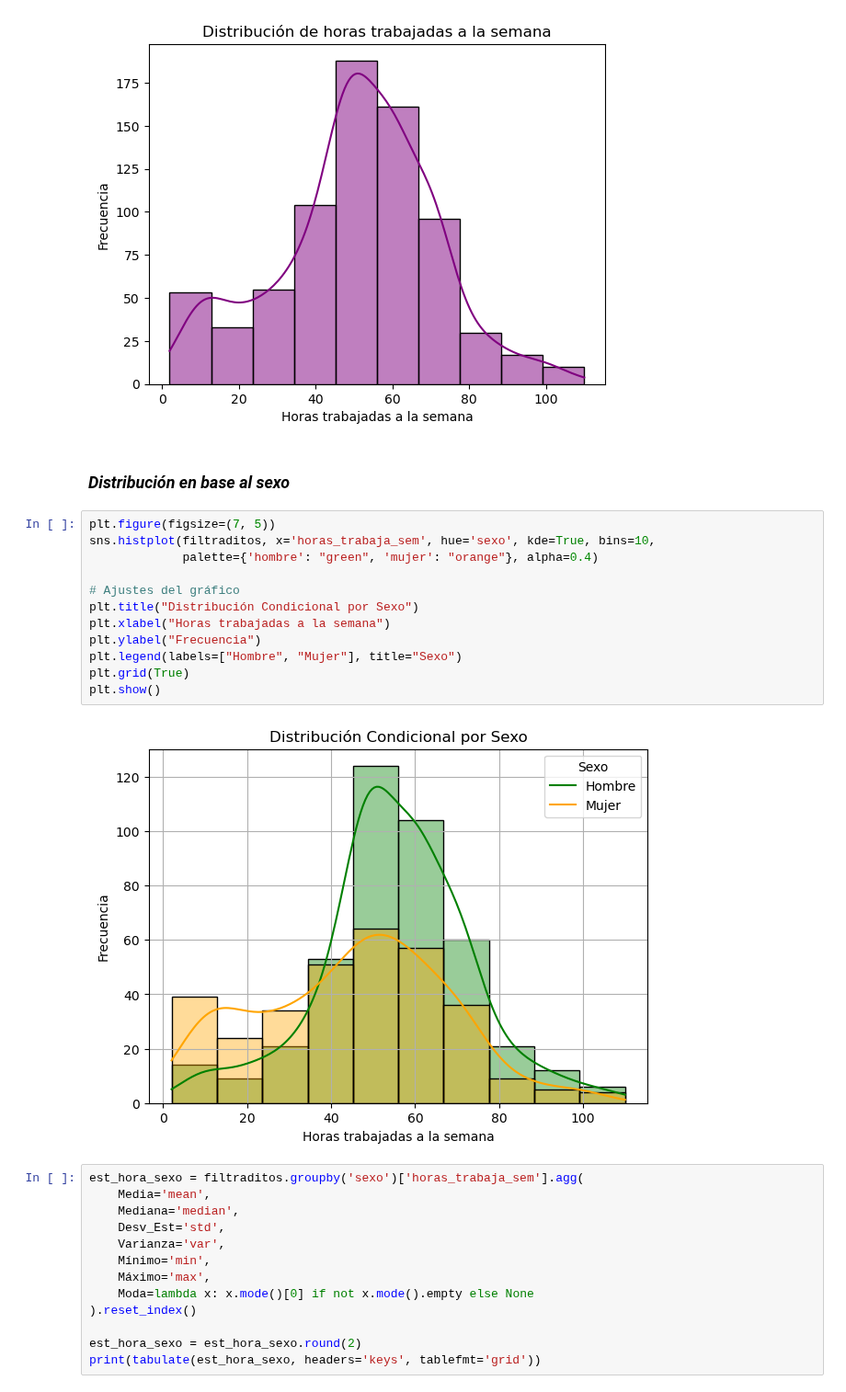
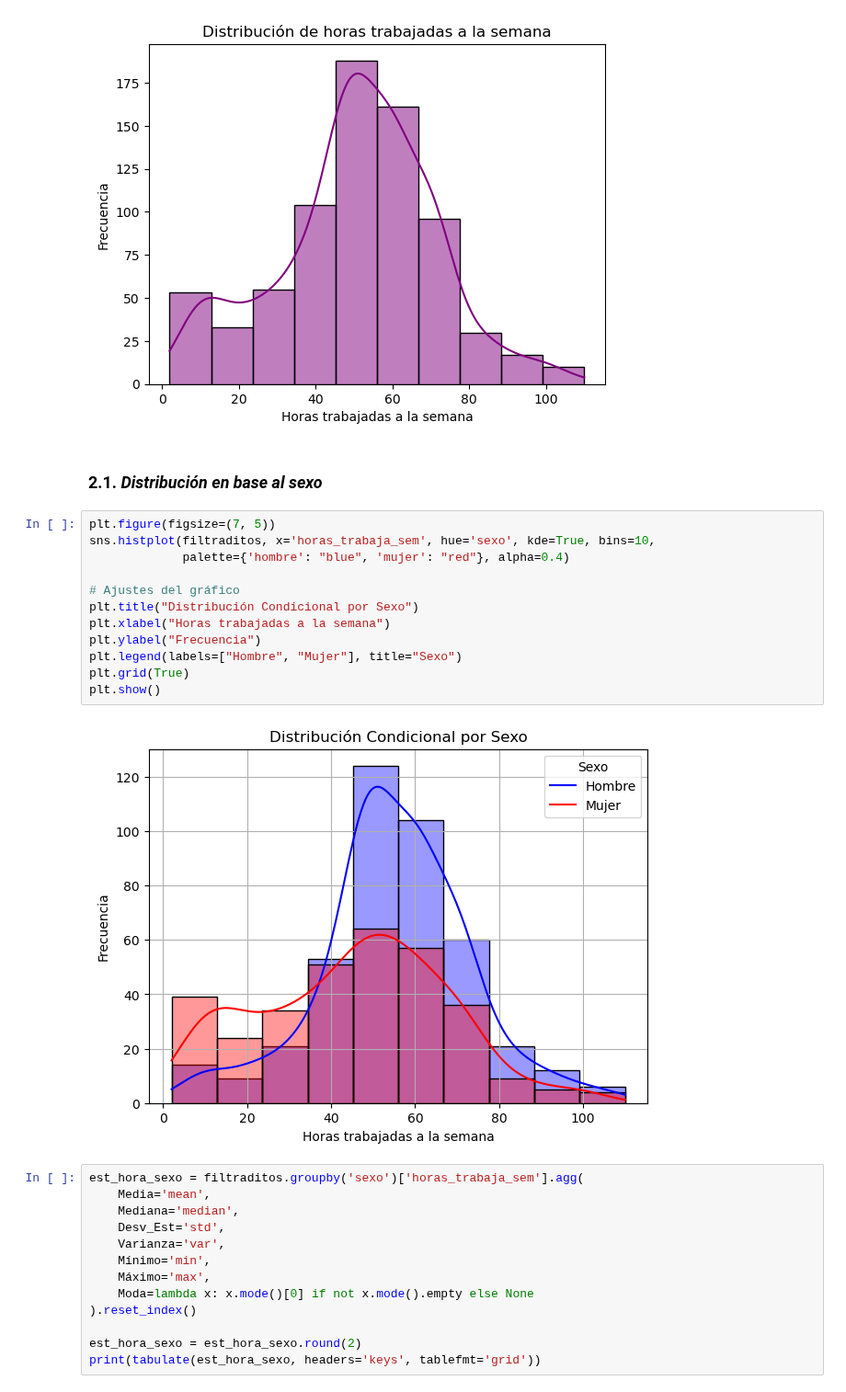
Before and after one commit to romloayza/econometria_tarea1, a Jupyter notebook: Tarea1_ENPOVE_Empleo.ipynb, the cells around one changed output. Shown at 92% size. Drawn from its saved outputs; the diff is of its cells as text.

```diff
--- a/Tarea1_ENPOVE_Empleo.ipynb
+++ b/Tarea1_ENPOVE_Empleo.ipynb
@@ -345,21 +345,21 @@ plt.show()
 # %% [output]
 [figure]
 # %% [markdown]
-### *Distribución en base al sexo*
+### 2.1. *Distribución en base al sexo*
 # %%
 plt.figure(figsize=(7, 5))
 sns.histplot(filtraditos, x='horas_trabaja_sem', hue='sexo', kde=True, bins=10,
-             palette={'hombre': "green", 'mujer': "orange"}, alpha=0.4)
+             palette={'hombre': "blue", 'mujer': "red"}, alpha=0.4)
 
 # Ajustes del gráfico
 plt.title("Distribución Condicional por Sexo")
 plt.xlabel("Horas trabajadas a la semana")
 plt.ylabel("Frecuencia")
 plt.legend(labels=["Hombre", "Mujer"], title="Sexo")
 plt.grid(True)
 plt.show()
 # %% [output]
-[figure, old version]
+[figure, new version]
 # %%
 est_hora_sexo = filtraditos.groupby('sexo')['horas_trabaja_sem'].agg(
     Media='mean',
```
Also changed, not shown: parts of 12 cells of this notebook.
